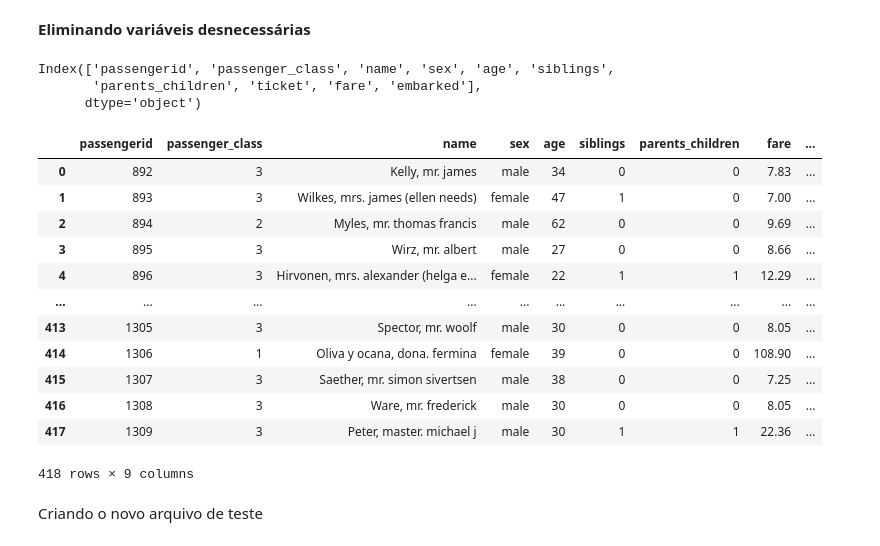
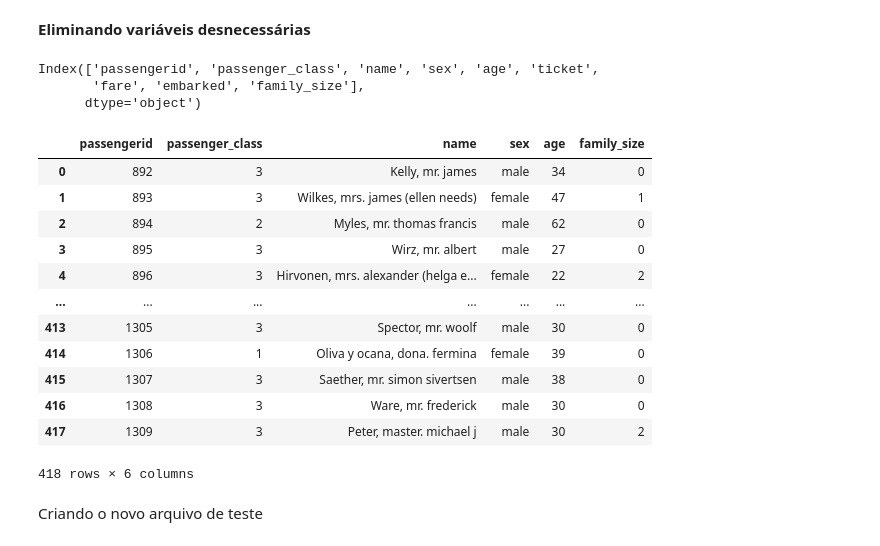
Before and after one commit to ajndantas/I2A2-Grupo_01, a Jupyter notebook: Insurminds/Desafio 3/desafio 3.ipynb, the cells around one changed output. Drawn from its saved outputs; the diff is of its cells as text; code cells hidden in the pictures.

```diff
--- a/Insurminds/Desafio 3/desafio 3.ipynb
+++ b/Insurminds/Desafio 3/desafio 3.ipynb
@@ -555,0 +588,4 @@ df_test
+# %%
+df_test['family_size'] = df_test['parents_children'] + df_test['siblings']
+df_test = df_test.drop(columns=['parents_children', 'siblings'], axis=1)
+df_test
@@ -558,26 +608,26 @@ df_test
 # %%
 df_test.columns
 # %% [output]
-Index(['passengerid', 'passenger_class', 'name', 'sex', 'age', 'siblings',
-       'parents_children', 'ticket', 'fare', 'embarked'],
+Index(['passengerid', 'passenger_class', 'name', 'sex', 'age', 'ticket',
+       'fare', 'embarked', 'family_size'],
       dtype='object')
 # %%
-df_test = df_test.drop(columns=['ticket'],errors='ignore')
+df_test = df_test.drop(columns=['ticket','fare','embarked'],errors='ignore')
 df_test
 # %% [output]
-|  | passengerid | passenger_class | name | sex | age | siblings | parents_children | fare | ... |
-| 0 | 892 | 3 | Kelly, mr. james | male | 34 | 0 | 0 | 7.83 | ... |
-| 1 | 893 | 3 | Wilkes, mrs. james (ellen needs) | female | 47 | 1 | 0 | 7.00 | ... |
-| 2 | 894 | 2 | Myles, mr. thomas francis | male | 62 | 0 | 0 | 9.69 | ... |
-| 3 | 895 | 3 | Wirz, mr. albert | male | 27 | 0 | 0 | 8.66 | ... |
-| 4 | 896 | 3 | Hirvonen, mrs. alexander (helga e... | female | 22 | 1 | 1 | 12.29 | ... |
-| ... | ... | ... | ... | ... | ... | ... | ... | ... | ... |
-| 413 | 1305 | 3 | Spector, mr. woolf | male | 30 | 0 | 0 | 8.05 | ... |
-| 414 | 1306 | 1 | Oliva y ocana, dona. fermina | female | 39 | 0 | 0 | 108.90 | ... |
-| 415 | 1307 | 3 | Saether, mr. simon sivertsen | male | 38 | 0 | 0 | 7.25 | ... |
-| 416 | 1308 | 3 | Ware, mr. frederick | male | 30 | 0 | 0 | 8.05 | ... |
-| 417 | 1309 | 3 | Peter, master. michael j | male | 30 | 1 | 1 | 22.36 | ... |
+|  | passengerid | passenger_class | name | sex | age | family_size |
+| 0 | 892 | 3 | Kelly, mr. james | male | 34 | 0 |
+| 1 | 893 | 3 | Wilkes, mrs. james (ellen needs) | female | 47 | 1 |
+| 2 | 894 | 2 | Myles, mr. thomas francis | male | 62 | 0 |
+| 3 | 895 | 3 | Wirz, mr. albert | male | 27 | 0 |
+| 4 | 896 | 3 | Hirvonen, mrs. alexander (helga e... | female | 22 | 2 |
+| ... | ... | ... | ... | ... | ... | ... |
+| 413 | 1305 | 3 | Spector, mr. woolf | male | 30 | 0 |
+| 414 | 1306 | 1 | Oliva y ocana, dona. fermina | female | 39 | 0 |
+| 415 | 1307 | 3 | Saether, mr. simon sivertsen | male | 38 | 0 |
+| 416 | 1308 | 3 | Ware, mr. frederick | male | 30 | 0 |
+| 417 | 1309 | 3 | Peter, master. michael j | male | 30 | 2 |
-418 rows × 9 columns
+418 rows × 6 columns
 # %% [markdown]
 Criando o novo arquivo de teste
 # %%
```
Also changed, not shown: parts of 52 cells of this notebook, 7 other files.
